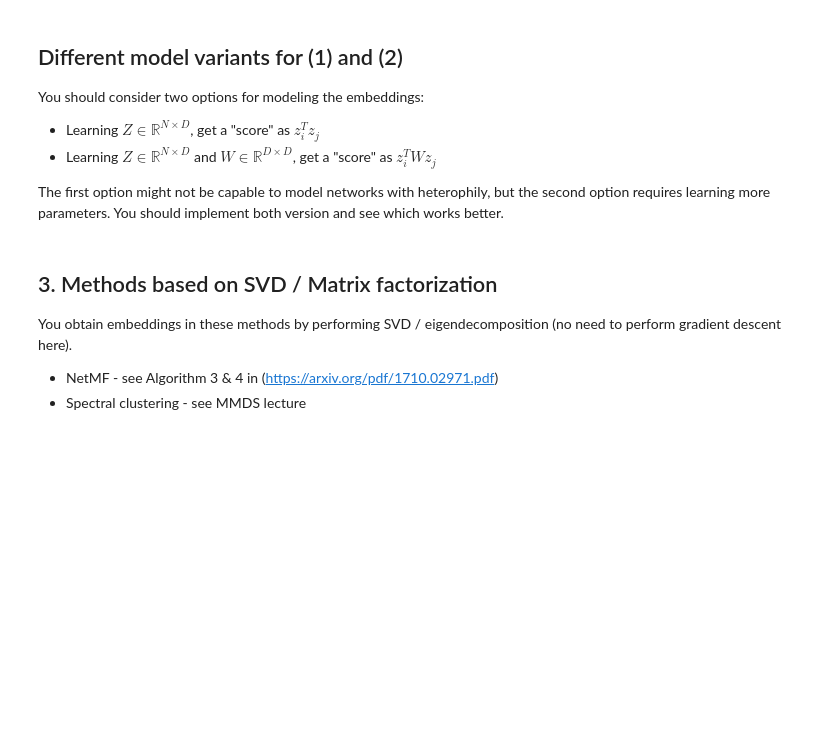
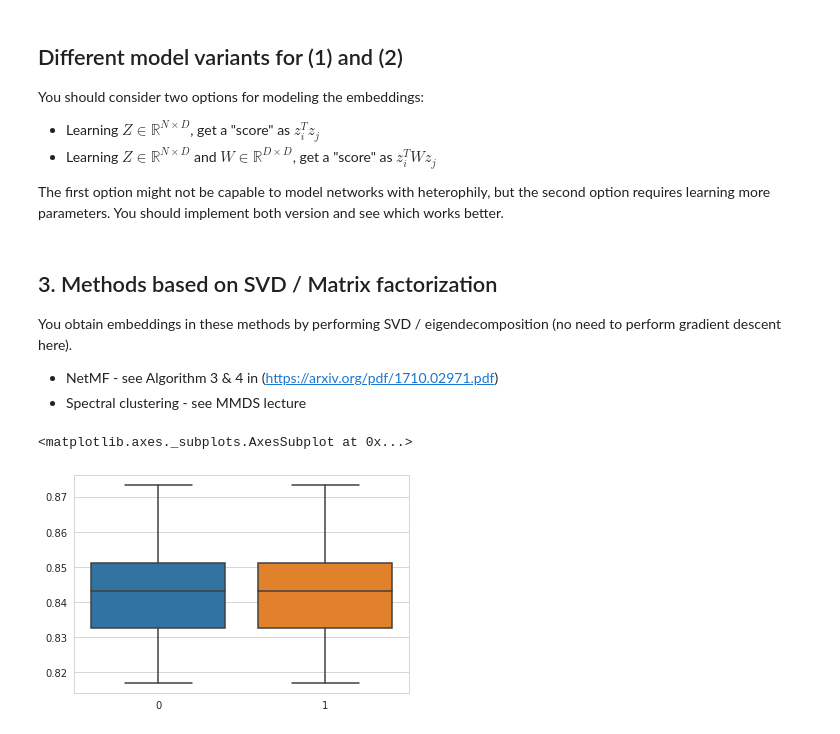
Before and after one commit to richtertill/node_embeddings, a Jupyter notebook: gust/reference_implementation.ipynb, the cells around one changed output. Drawn from its saved outputs; the diff is of its cells as text; code cells hidden in the pictures; blank space fills up the shorter version.

Commit message:
Boxplot

```diff
--- a/gust/reference_implementation.ipynb
+++ b/gust/reference_implementation.ipynb
@@ -479,3 +479,34 @@ for i in range(N):
 #print(matrix_euclidian)
 end_time= time.time()
 end_time -start_time
+# %%
+from sklearn.neighbors import KNeighborsClassifier
+from sklearn.svm import SVC
+from sklearn.tree import DecisionTreeClassifier
+from sklearn.model_selection import train_test_split
+
+split_ratio = 0.2
+
+label=y
+
+
+n_iterations = 10
+n_models =2
+total_scores = []
+
+if type(emb) is not np.ndarray:
+    emb = emb.cpu().detach().numpy()
+for i in range(n_models):
+    score_model= np.zeros(n_iterations)
+    for i in range(n_iterations):
+        features = emb
+        X_train, X_test, Y_train, Y_test = train_test_split(features, label, test_size= split_ratio, random_state=i)
+        model = KNeighborsClassifier(3).fit(X_train, Y_train)
+        score = model.score(X_test, Y_test)
+        score_model[i]= score
+    total_scores.append(score_model)
+
+sns.boxplot(data=total_scores)
+# %% [output]
+<matplotlib.axes._subplots.AxesSubplot at 0x...>
+[figure, added]
```
Also changed, not shown: parts of 1 cell of this notebook.
